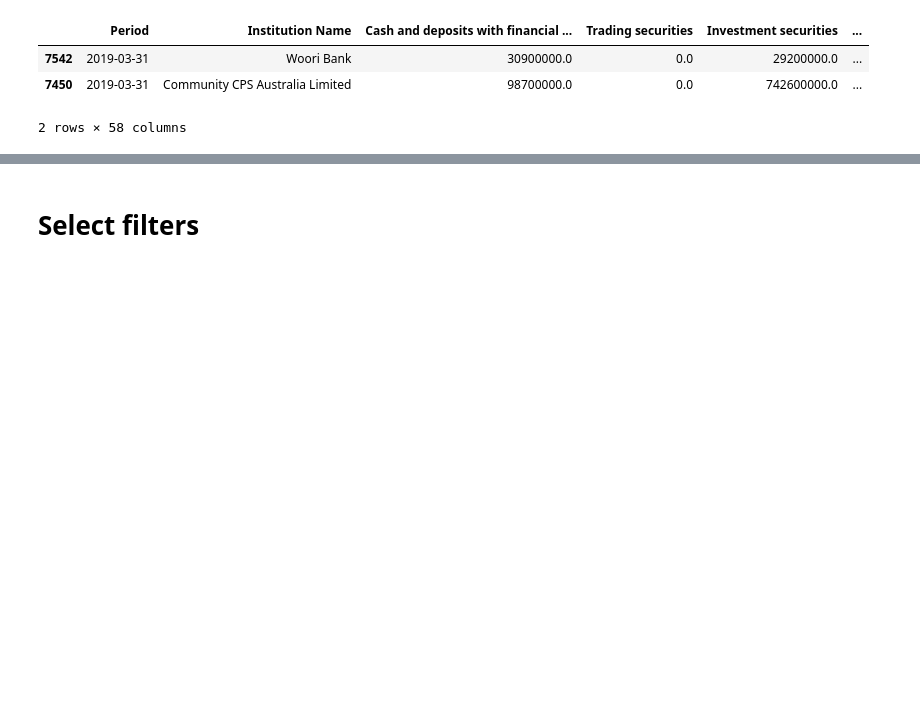
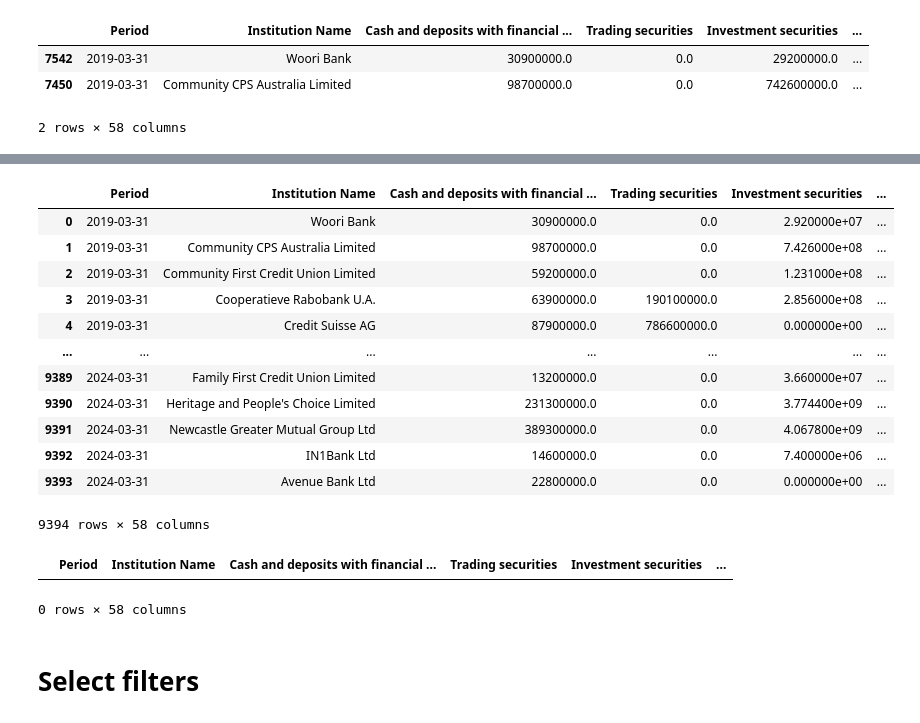
Before and after one commit to tyefraser/apra_monthly_adi_statistics, a Jupyter notebook: streamlit_app.ipynb, the cells around one changed output, grey strips where cells are left out. Cells and saved outputs as stored; diff of their text form; code cells hidden in the pictures; blank space fills up the shorter version.

```diff
--- a/streamlit_app.ipynb
+++ b/streamlit_app.ipynb
@@ -275,3 +323,49 @@ df_original[0:2]
+# %%
+df_original
+date_column = 'Period'
+company_column = 'Institution Name'
+
+# Create a date range covering all months in your data
+date_range = pd.date_range(start=df_original[date_column].min(), end=df_original[date_column].max(), freq='M')
+
+# Create a DataFrame of all unique companies and all months
+all_companies = df_original[company_column].unique()
+all_periods = pd.DataFrame(date_range, columns=[date_column])
+all_periods['key'] = 1
+all_companies_df = pd.DataFrame(all_companies, columns=[company_column])
+all_companies_df['key'] = 1
+
+# Cartesian product of companies and periods
+complete_df = pd.merge(all_periods, all_companies_df, on='key')[[date_column, company_column]].copy()
+complete_df = complete_df[[date_column, company_column]].copy()
+
+# Merge with the original DataFrame
+final_df = pd.merge(complete_df, df_original, on=[date_column, company_column], how='left')
+final_df
+
+# Replace NaNs with zeros
+final_df.fillna(0, inplace=True)
+
+final_df
+# %% [output]
+|  | Period | Institution Name | Cash and deposits with financial ... | Trading securities | Investment securities | ... |
+| 0 | 2019-03-31 | Woori Bank | 30900000.0 | 0.0 | 2.920000e+07 | ... |
+| 1 | 2019-03-31 | Community CPS Australia Limited | 98700000.0 | 0.0 | 7.426000e+08 | ... |
+| 2 | 2019-03-31 | Community First Credit Union Limited | 59200000.0 | 0.0 | 1.231000e+08 | ... |
+| 3 | 2019-03-31 | Cooperatieve Rabobank U.A. | 63900000.0 | 190100000.0 | 2.856000e+08 | ... |
+| 4 | 2019-03-31 | Credit Suisse AG | 87900000.0 | 786600000.0 | 0.000000e+00 | ... |
+| ... | ... | ... | ... | ... | ... | ... |
+| 9389 | 2024-03-31 | Family First Credit Union Limited | 13200000.0 | 0.0 | 3.660000e+07 | ... |
+| 9390 | 2024-03-31 | Heritage and People's Choice Limited | 231300000.0 | 0.0 | 3.774400e+09 | ... |
+| 9391 | 2024-03-31 | Newcastle Greater Mutual Group Ltd | 389300000.0 | 0.0 | 4.067800e+09 | ... |
+| 9392 | 2024-03-31 | IN1Bank Ltd | 14600000.0 | 0.0 | 7.400000e+06 | ... |
+| 9393 | 2024-03-31 | Avenue Bank Ltd | 22800000.0 | 0.0 | 0.000000e+00 | ... |
+9394 rows × 58 columns
+# %%
+final_df[final_df['Cash and deposits with financial institutions'].isna()]
+# %% [output]
+|  | Period | Institution Name | Cash and deposits with financial ... | Trading securities | Investment securities | ... |
+0 rows × 58 columns
 # %% [markdown]
 # Select filters
 # %%
```
Also changed, not shown: parts of 29 cells of this notebook, 12 other files.
